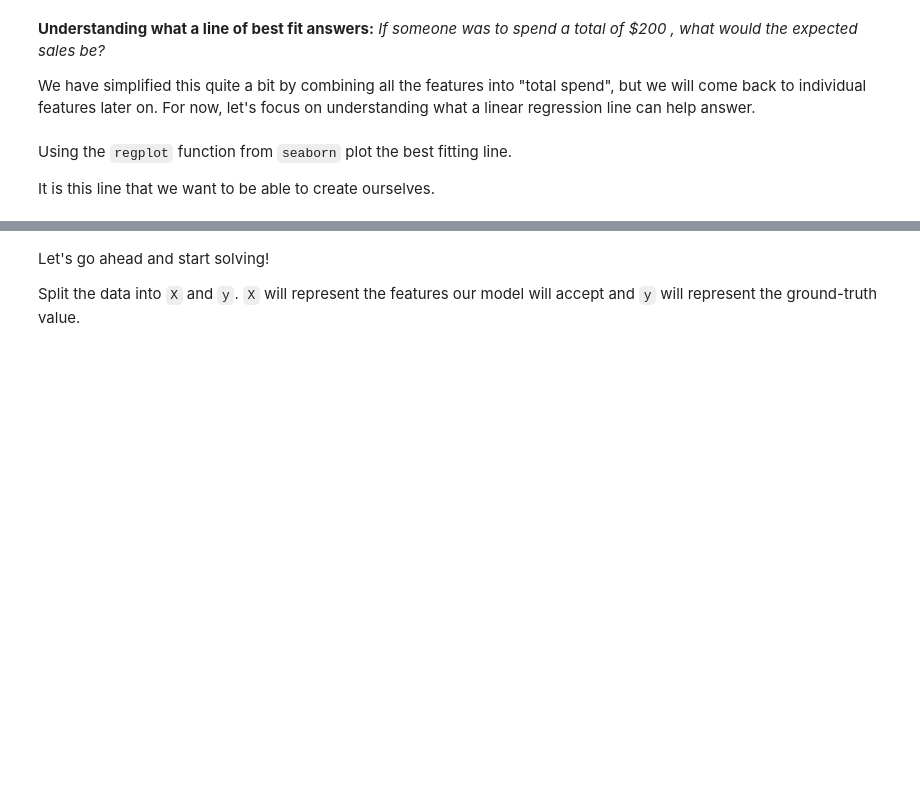
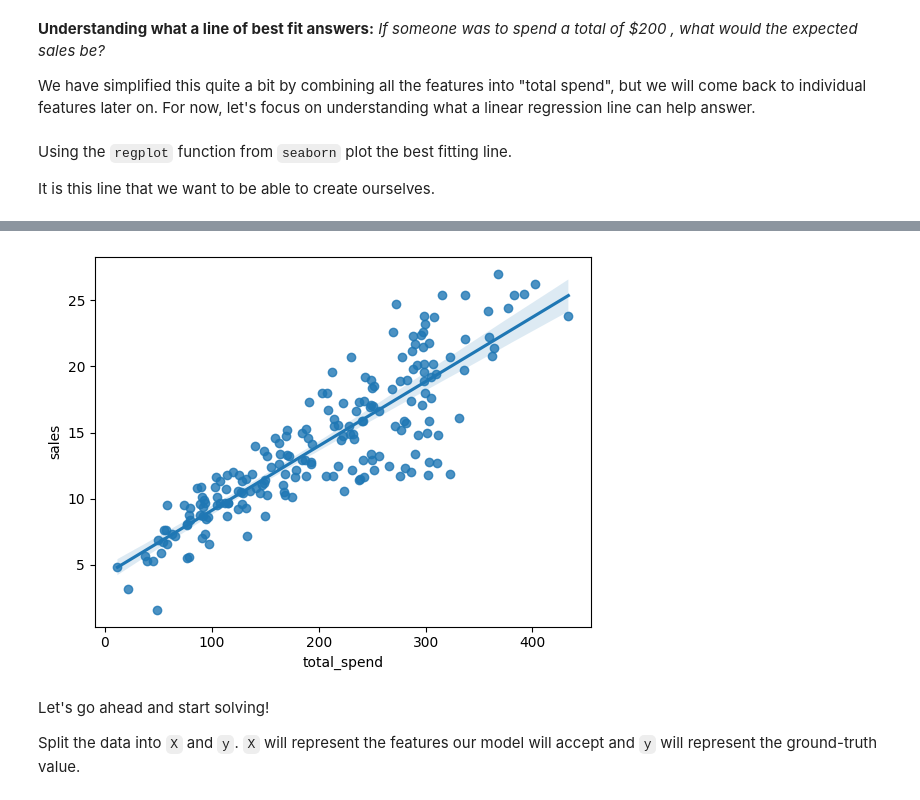
Before and after one commit to bili2002/ML_23-24, a Jupyter notebook: Week_04 - Hello, Scikit-learn! Linear Regression/1_simple_linear_regression_with_numpy.ipynb, the cells around one changed output, grey strips where cells are left out. Drawn from its saved outputs; the diff is of its cells as text; code cells hidden in the pictures; blank space fills up the shorter version.

```diff
--- a/Week_04 - Hello, Scikit-learn! Linear Regression/1_simple_linear_regression_with_numpy.ipynb
+++ b/Week_04 - Hello, Scikit-learn! Linear Regression/1_simple_linear_regression_with_numpy.ipynb
@@ -7,5 +13,6 @@
 # %%
 # imports and constants here
+DF_LINK = "https://raw.githubusercontent.com/SimeonHristov99/ML_23-24/main/DATA/Advertising.csv"
 # %% [markdown]
 # Task 1
 # %% [markdown]
@@ -30,0 +23,3 @@
+# %%
+df = pd.read_csv(DF_LINK)
+df
@@ -49,0 +44,3 @@ Create a new column `total_spend` which is the sum of the money spent on `TV`, `
+# %%
+df["total_spend"] = df["TV"] + df["radio"] + df["newspaper"]
+df
@@ -76,3 +85,7 @@ It is this line that we want to be able to create ourselves.
+# %%
+sns.regplot(df, x="total_spend", y="sales");
+# %% [output]
+[figure, added]
 # %% [markdown]
 Let's go ahead and start solving!
 
```
Also changed, not shown: parts of 33 cells of this notebook, 2 other files.
